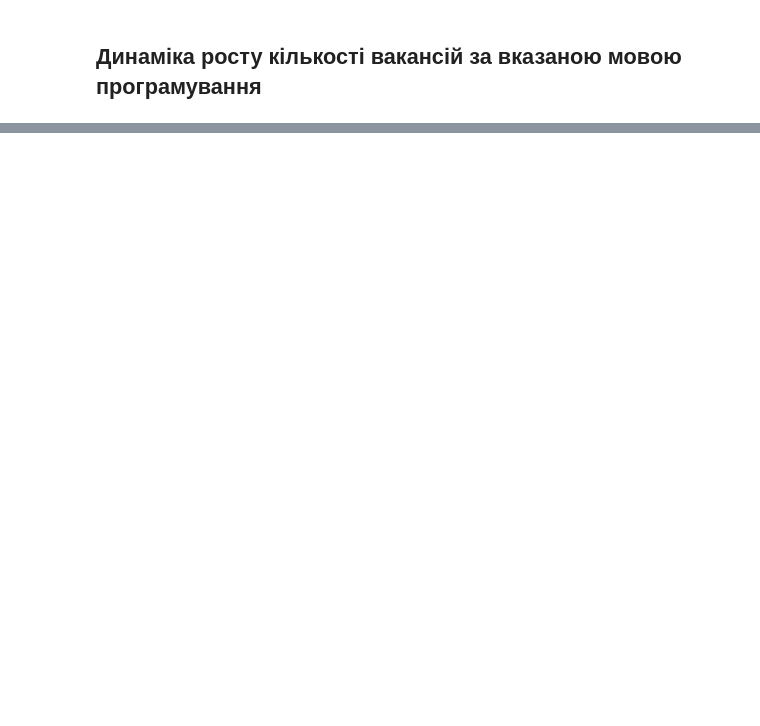
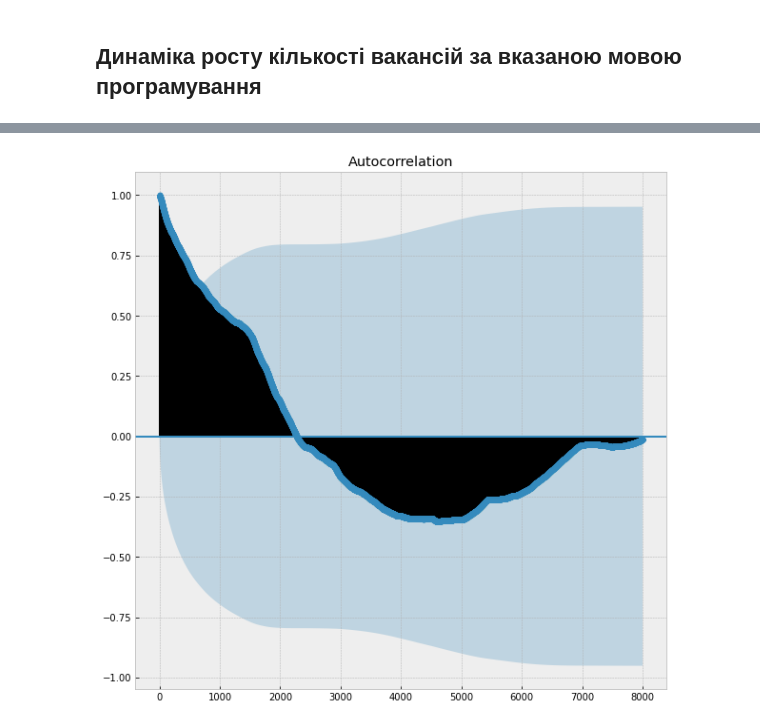
Before and after one commit to mihamor/db_course_work, a Jupyter notebook: Notebook.ipynb, the cells around one changed output, grey strips where cells are left out. Saved outputs shown, nothing was run; the diff lists cells and outputs as text; code cells hidden in the pictures; blank space fills up the shorter version.

```diff
--- a/Notebook.ipynb
+++ b/Notebook.ipynb
@@ -96,18 +68,0 @@ a.plot.pie(figsize=(10,10),autopct='%.2f',colormap='tab20')
-# %%
- query = db.aggregate([
-        {
-            '$group': {
-                '_id': {
-                    'size': "$company_size",
-                    'year': {
-                        '$year': "$publication_date"
-                    },
-                },
-                "size": {'$last': "$company_size"},
-                'year': {'$last': {'$year': "$publication_date"}},
-                'vacancies': {'$sum': 1}
-            },
-        }
-    ])
-df = pd.DataFrame(list(query))
-df.head()
@@ -148,0 +108,7 @@ plt.show()
+# %%
+from statsmodels.graphics.tsaplots import plot_acf
+
+plot_acf(df['price'], lags=8000)
+plt.show()
+# %% [output]
+[figure, added]
```
Also changed, not shown: parts of 35 cells of this notebook, 3 other files.
